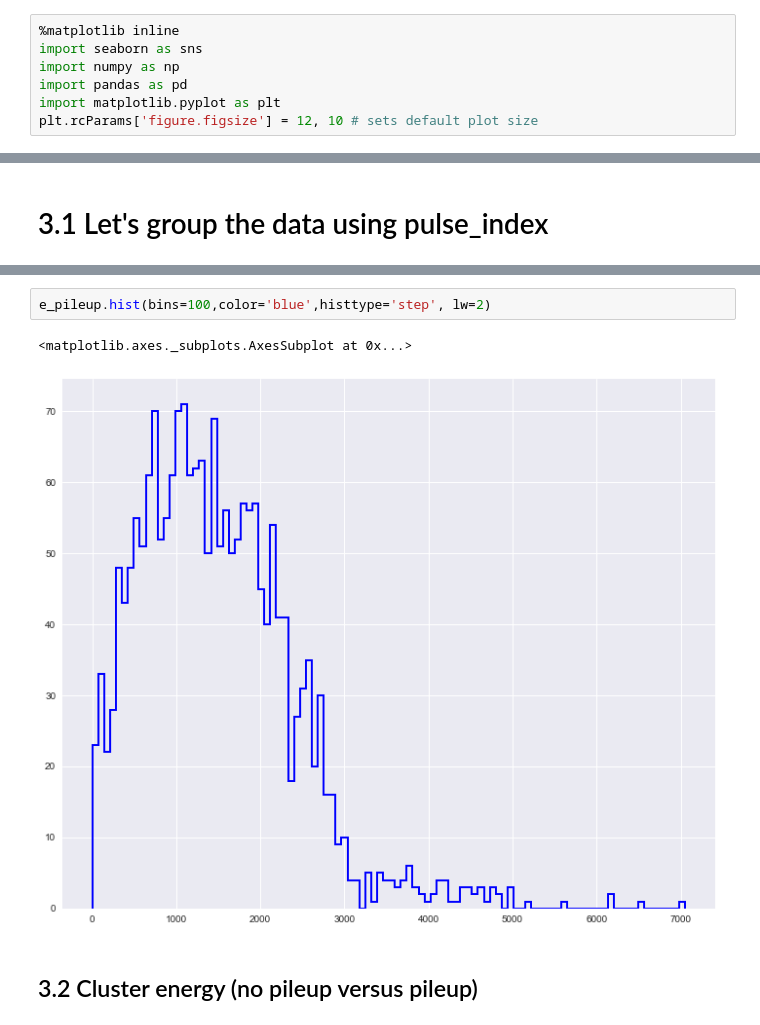
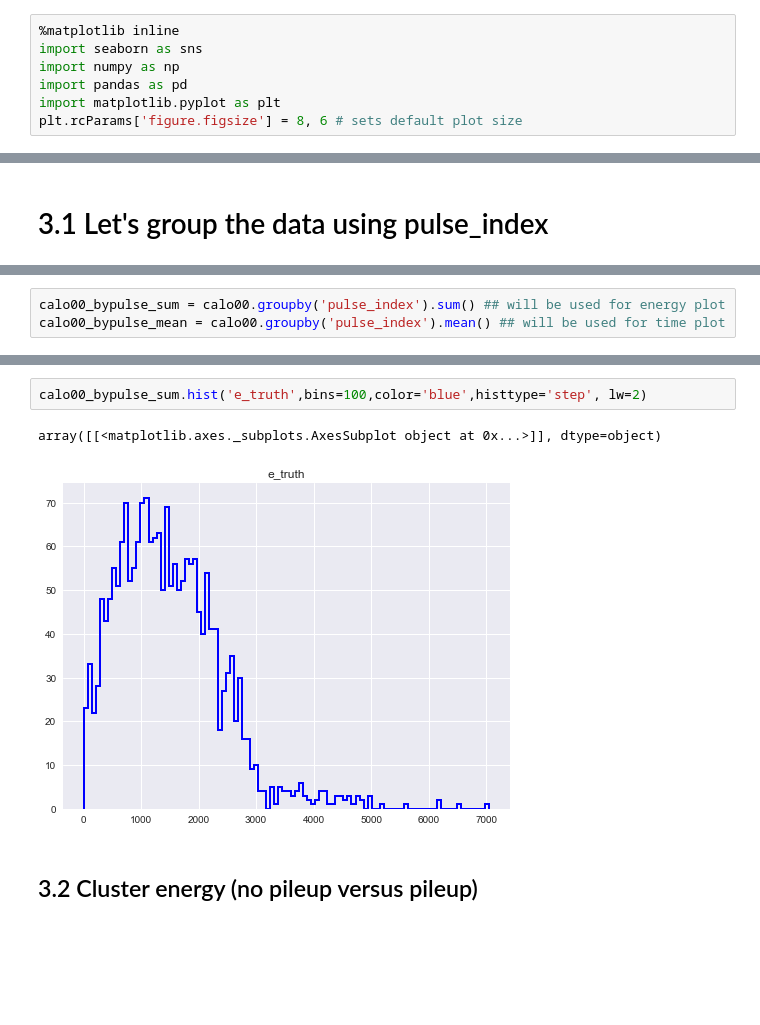
Before and after one commit to kimsiang/MuonG2, a Jupyter notebook: pileup/PileupStudy.ipynb, the cells around one changed output, grey strips where cells are left out. Saved outputs shown, nothing was run; the diff lists cells and outputs as text; blank space fills up the shorter version.

Commit message:
updated pileup study

```diff
--- a/pileup/PileupStudy.ipynb
+++ b/pileup/PileupStudy.ipynb
@@ -54,7 +54,7 @@ import seaborn as sns
 import numpy as np
 import pandas as pd
 import matplotlib.pyplot as plt
-plt.rcParams['figure.figsize'] = 12, 10 # sets default plot size
+plt.rcParams['figure.figsize'] = 8, 6 # sets default plot size
 # %% [markdown]
 ## 2.1 Here we migrate our data from ROOT TTree to pandas's DataFrame.
 # %%
@@ -254 +252,4 @@ calo00_bypulse = calo00.groupby('pulse_index')
+# %%
+calo00_bypulse_sum = calo00.groupby('pulse_index').sum() ## will be used for energy plot
+calo00_bypulse_mean = calo00.groupby('pulse_index').mean() ## will be used for time plot
 # %% [markdown]
@@ -267,8 +257,8 @@ Name: e_truth, dtype: float64
 # %%
-e_pileup.hist(bins=100,color='blue',histtype='step', lw=2)
+calo00_bypulse_sum.hist('e_truth',bins=100,color='blue',histtype='step', lw=2)
 # %% [output]
-<matplotlib.axes._subplots.AxesSubplot at 0x...>
+array([[<matplotlib.axes._subplots.AxesSubplot object at 0x...>]], dtype=object)
-[figure, old version]
+[figure, new version]
 # %% [markdown]
 ## 3.2 Cluster energy (no pileup versus pileup)
 # %%
```
Also changed, not shown: parts of 15 cells of this notebook.
